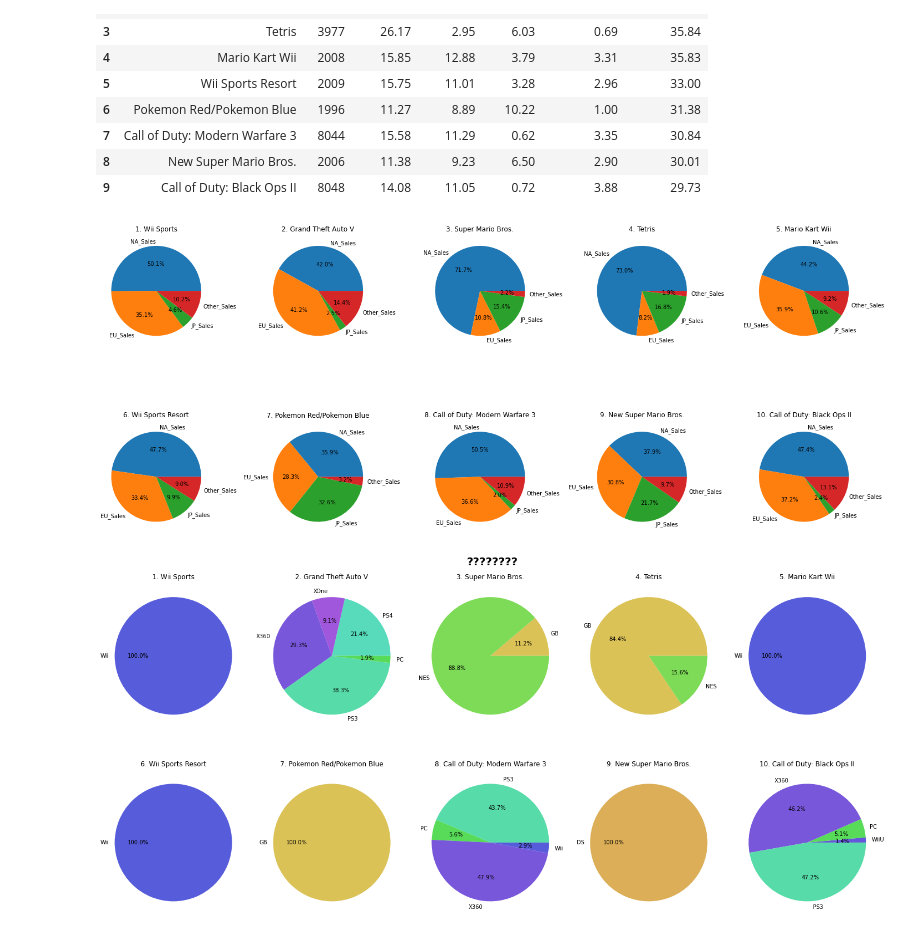
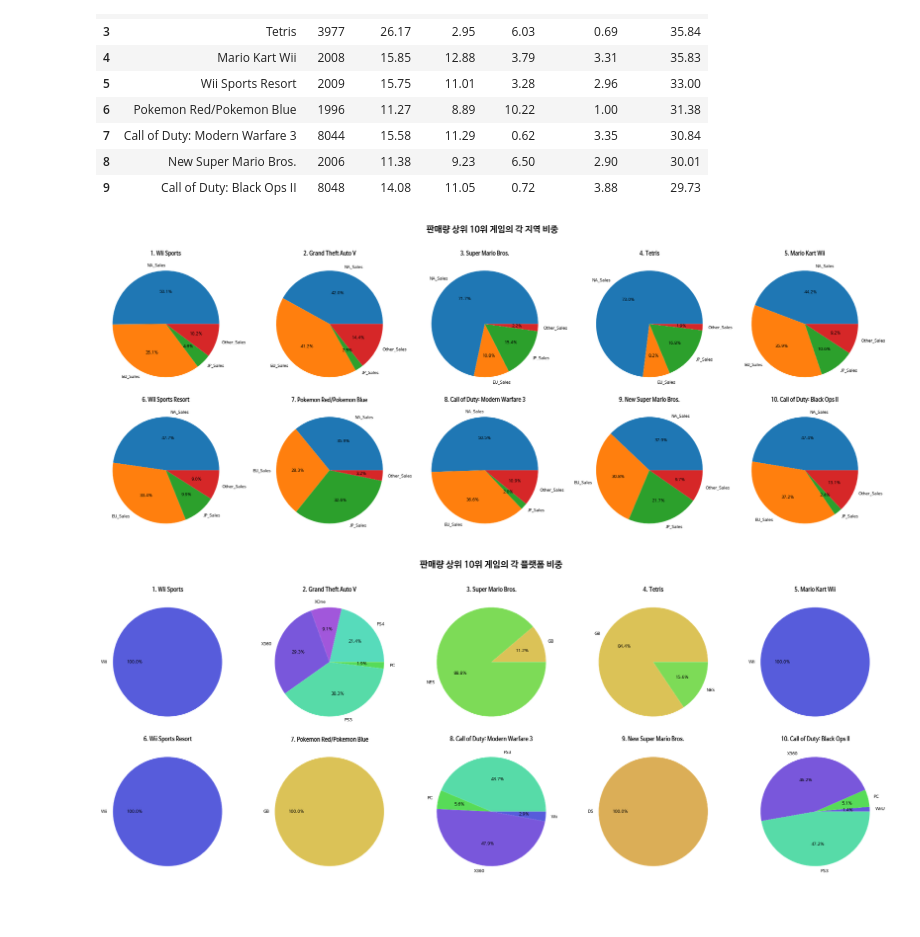
Before and after one commit to bhkwon89/Section1_project, a Jupyter notebook: Section1_Project.ipynb, the cells around one changed output. Saved outputs shown, nothing was run; the diff lists cells and outputs as text; code cells hidden in the pictures.

```diff
--- a/Section1_Project.ipynb
+++ b/Section1_Project.ipynb
@@ -19,6 +41,7 @@ InteractiveShell.ast_node_interactivity = "all"
 import pandas as pd
 import numpy as np
 import matplotlib.pyplot as plt
+plt.rc('font', family='NanumBarunGothic')
 
 df = pd.read_csv('gdrive/MyDrive/vgames2.csv', index_col=0)
 
@@ -482,3 +533,23 @@ sns.lineplot(x = 'Genre', y = 'value',hue = 'variable',   data = df_tmp)
 <Figure size 1296x288 with 0 Axes>
 <matplotlib.axes._subplots.AxesSubplot at 0x...>
 [figure]
+# %%
+wide_tmp = df_tmp.pivot_table(index = 'variable', columns = 'Genre', values = 'value')
+#wide_tmp
+
+color = (sns.color_palette('hls', int(len(wide_tmp.columns)*1.3)).as_hex())
+dict_color = dict(zip(wide_tmp.columns, color[:len(wide_tmp.columns)]))
+
+
+
+fig,ax=plt.subplots(1,4, figsize=(20,5), constrained_layout=True)
+
+for j in range(4):
+
+  tmp = ax[j].pie(wide_tmp.iloc[j, :], labels=wide_tmp.columns, colors = [dict_color[key] for key in wide_tmp.columns], autopct='%.1f%%')
+  tmp = ax[j].set_title( str(j) + '. ' + str(wide_tmp.index[j]), fontweight ="bold")
+
+tmp = fig.suptitle('지역별 판매 장르 비중\n', fontsize=20, fontweight ="bold")
+
+
+plt.show()
@@ -821,49 +837,54 @@ df_Et.head(10)
 | 8 | New Super Mario Bros. | 2006 | 11.38 | 9.23 | 6.50 | 2.90 | 30.01 |
 | 9 | Call of Duty: Black Ops II | 8048 | 14.08 | 11.05 | 0.72 | 3.88 | 29.73 |
 # %%
-fig,ax=plt.subplots(2,5, figsize=(20,10))
+fig,ax=plt.subplots(2,5, figsize=(25,10), constrained_layout=True)
+
 
 for j in range(2):
   for i in range(5):
 
     tmp = ax[j,i].pie(df_Et.iloc[j*5+i, 2:6], labels=df_Et.columns[2:6], autopct='%.1f%%')
-    tmp = ax[j,i].set_title( str(j*5+i+1) + '. ' + str(df_Et.iloc[j*5+i,0]))
+    tmp = ax[j,i].set_title( str(j*5+i+1) + '. ' + str(df_Et.iloc[j*5+i,0]), fontweight ="bold")
 
-plt.tight_layout()
+tmp = fig.suptitle('판매량 상위 10위 게임의 각 지역 비중\n', fontsize=20, fontweight ="bold")
+
+
 plt.show()
 # %% [output]
-[figure, old version]
+[figure, new version]
 # %%
 # 전세계 판매량 상위 10위 게임들의 지역별 판매 비중
 # 대부분 북미와 유럽의 비중이 높다. 특히 북미
 # %%
 
 color = (sns.color_palette('hls', int(len(wide_yearplat_tmp.columns)*1.3)).as_hex())
 dict_color = dict(zip(wide_yearplat_tmp.columns, color[:len(wide_yearplat_tmp.columns)]))
 
 
 #dict_color
-fig,ax=plt.subplots(2,5, figsize=(20,10))
+fig,ax=plt.subplots(2,5, figsize=(25,10), constrained_layout=True)
+
 
 for j in range(2):
   for i in range(5):
 
     plaforms_sale = []
     plaforms_name = []
 
     for z in range(len(df[df['Name'] == df_Et.loc[j*5+i, 'Name']])):
 
       plaforms_sale.append(df[df['Name'] == df_Et.loc[j*5+i, 'Name']].iloc[z, -1])
       plaforms_name.append(df[df['Name'] == df_Et.loc[j*5+i, 'Name']].iloc[z, 1])
 
     tmp = ax[j,i].pie(plaforms_sale, labels=plaforms_name, colors = [dict_color[key] for key in plaforms_name] , autopct='%.1f%%')
-    tmp = ax[j,i].set_title( str(j*5+i+1) + '. ' + str(df_Et.iloc[j*5+i,0]))
+    tmp = ax[j,i].set_title( str(j*5+i+1) + '. ' + str(df_Et.iloc[j*5+i,0]), fontweight ="bold")
 
-tmp = fig.suptitle('????????\n\n', fontsize=20, fontweight ="bold")
-plt.tight_layout()
+tmp = fig.suptitle('판매량 상위 10위 게임의 각 플랫폼 비중\n', fontsize=20, fontweight ="bold")
+
+#plt.tight_layout()
 plt.show()
 # %% [output]
-[figure, old version]
+[figure, new version]
 # %%
 # 전세계 판매량 10위 게임들의 플랫폼 비중이다.
 # 해당 그래프에선 특별한 인사이트를 얻을 순 없었다.
```
Also changed, not shown: parts of 24 cells of this notebook.
